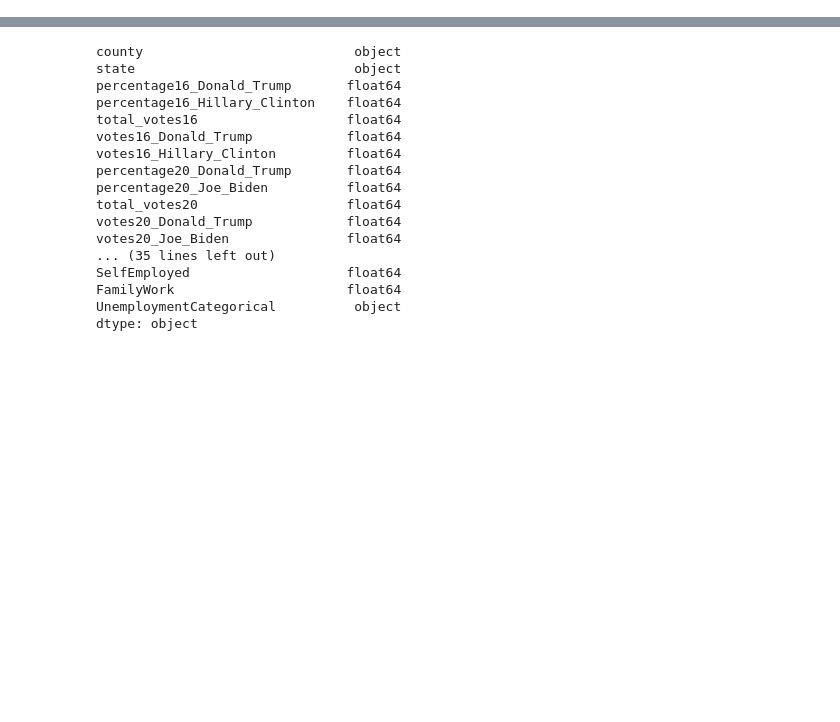
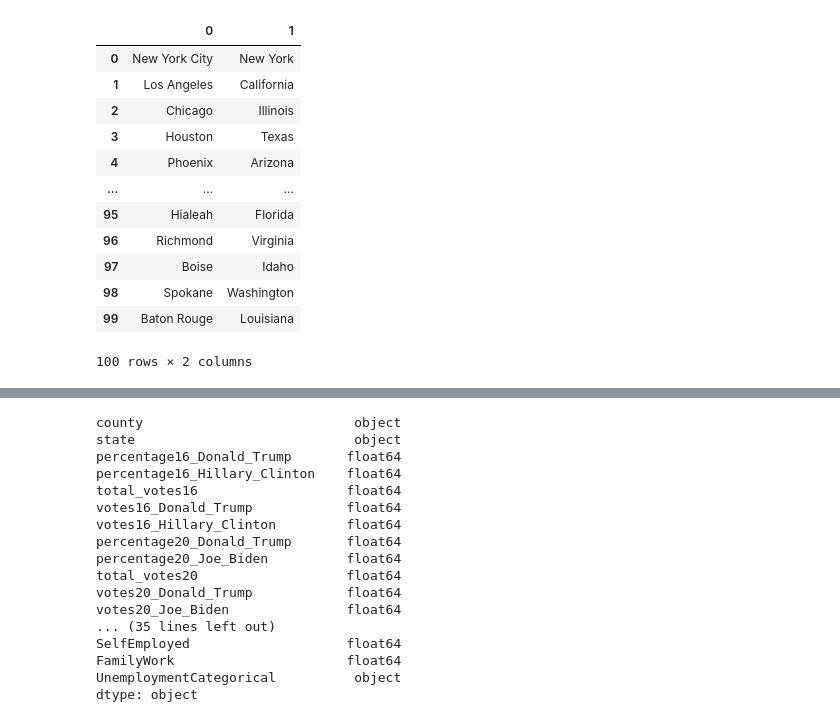
Before and after one commit to shadiaduery/bootcamp-group_project-3, a Jupyter notebook: Analysis/Data Analysis-checkpoint.ipynb, the cells around one changed output, grey strips where cells are left out. Cells and saved outputs as stored; diff of their text form; code cells hidden in the pictures; blank space fills up the shorter version.

```diff
--- a/Analysis/Data Analysis-checkpoint.ipynb
+++ b/Analysis/Data Analysis-checkpoint.ipynb
@@ -18,0 +23,17 @@ df.head()
+# %%
+city_state = one_hundred_cities["City, State"].str.split(",", n = 1, expand = True)
+city_state
+# %% [output]
+|  | 0 | 1 |
+| 0 | New York City | New York |
+| 1 | Los Angeles | California |
+| 2 | Chicago | Illinois |
+| 3 | Houston | Texas |
+| 4 | Phoenix | Arizona |
+| ... | ... | ... |
+| 95 | Hialeah | Florida |
+| 96 | Richmond | Virginia |
+| 97 | Boise | Idaho |
+| 98 | Spokane | Washington |
+| 99 | Baton Rouge | Louisiana |
+100 rows × 2 columns
```
Also changed, not shown: parts of 8 cells of this notebook, 4 other files.
